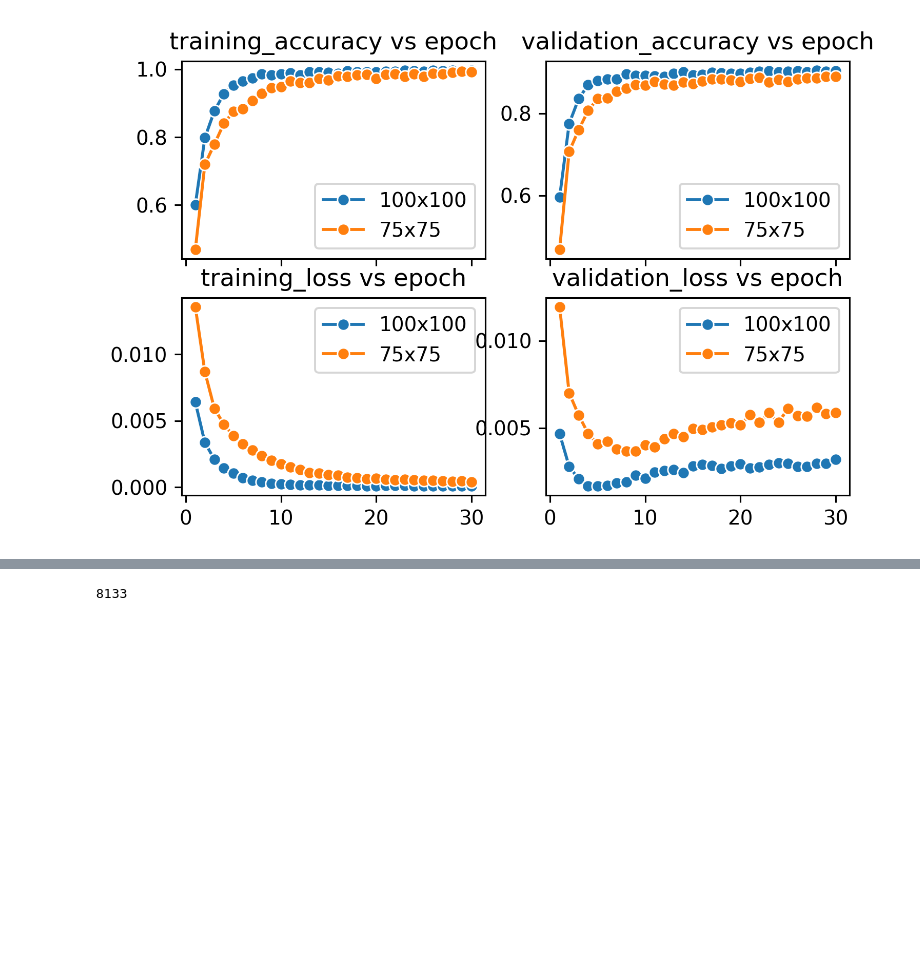
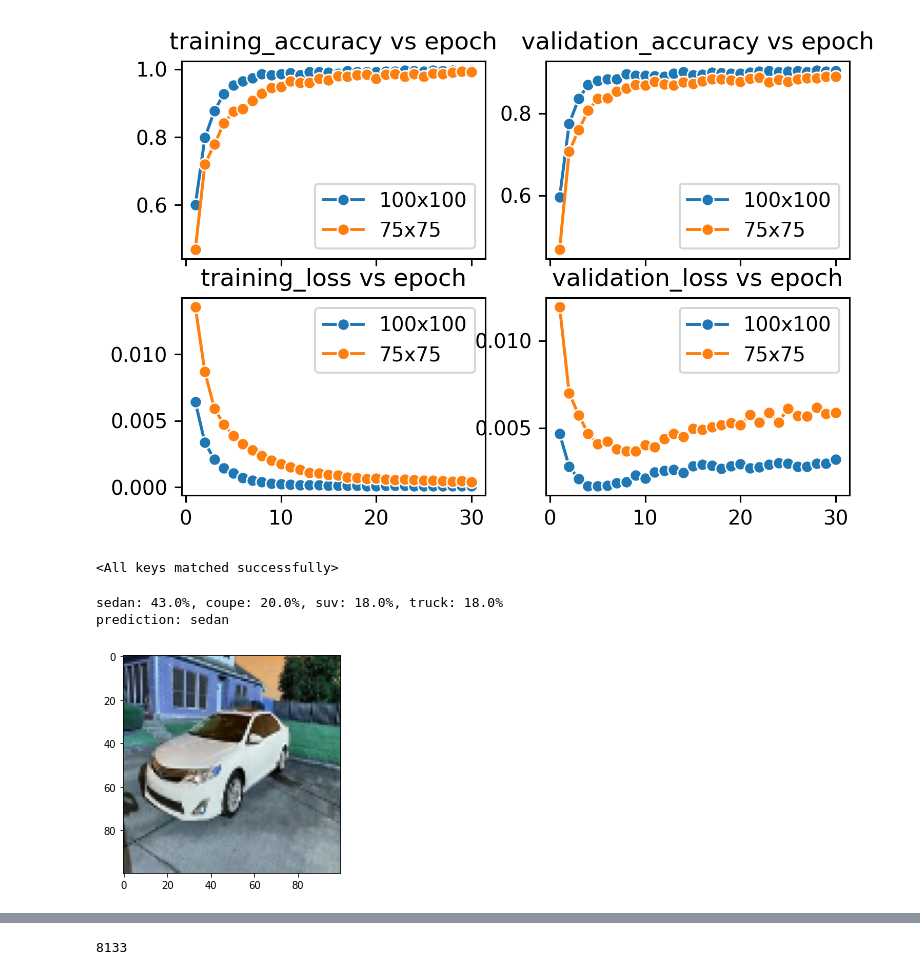
Before and after one commit to Oreolorun/Image-Recognition, a Jupyter notebook: CarTypeImageRegcognition.ipynb, the cells around one changed output, grey strips where cells are left out. Saved outputs shown, nothing was run; the diff lists cells and outputs as text; code cells hidden in the pictures; blank space fills up the shorter version.

```diff
--- a/CarTypeImageRegcognition.ipynb
+++ b/CarTypeImageRegcognition.ipynb
@@ -341,6 +357,42 @@ sns.lineplot(x=metrics_75x75[:,0], y=metrics_75x75[:,3], marker='o', label='75x7
 # %% [output]
 <matplotlib.axes._subplots.AxesSubplot at 0x...>
 [figure]
+# %%
+#  loading model states
+model_100 = CarRecognition()
+model_100.load_state_dict(torch.load('gdrive/My Drive/Neural Networks/Model_States/CarType100x100_model_state_completed.pt', map_location=device))
+
+model_100_2 = CarRecognition()
+model_100.load_state_dict(torch.load('gdrive/My Drive/Neural Networks/Model_States/CarType100x100_model_state_completed_6ep.pt', map_location=device))
+
+model_75 = CarRecognition_75()
+model_75.load_state_dict(torch.load('gdrive/My Drive/Neural Networks/Model_States/CarType75x75_model_state_completed.pt', map_location=device))
+# %% [output]
+<All keys matched successfully>
+# %%
+#  defining visual test function
+def visual_test(path, img_size, model_to_use):
+  with torch.no_grad():
+    vt_img = cv2.imread(path)
+    vt_img = cv2.resize(vt_img, (img_size,img_size))
+    plt.imshow(vt_img)
+    vt_img_tensor = transforms.ToTensor()(vt_img)
+    out = model_to_use(vt_img_tensor)
+    output_dict = {0:'sedan', 1:'coupe', 2:'suv', 3:'truck'}
+    probability = F.softmax(F.softmax(out, dim=1), dim=1)*100
+    print(f'sedan: {probability[0][0].round()}%, coupe: {probability[0][1].round()}%,'
+          +f' suv: {probability[0][2].round()}%, truck: {probability[0][3].round()}%')
+    return print(f'prediction: {output_dict[torch.argmax(out).item()]}')
+
+#  image path
+path = 'gdrive/My Drive/Datasets/toyota/camry/camry_30.jpg'
+
+#  performing visual test
+visual_test(path, 100, model_100)
+# %% [output]
+sedan: 43.0%, coupe: 20.0%, suv: 18.0%, truck: 18.0%
+prediction: sedan
+[figure, added]
 # %%
 #  deriving test accuracy
 accuracy(model, test_dl, verbose=True)
```
Also changed, not shown: parts of 21 cells of this notebook.
